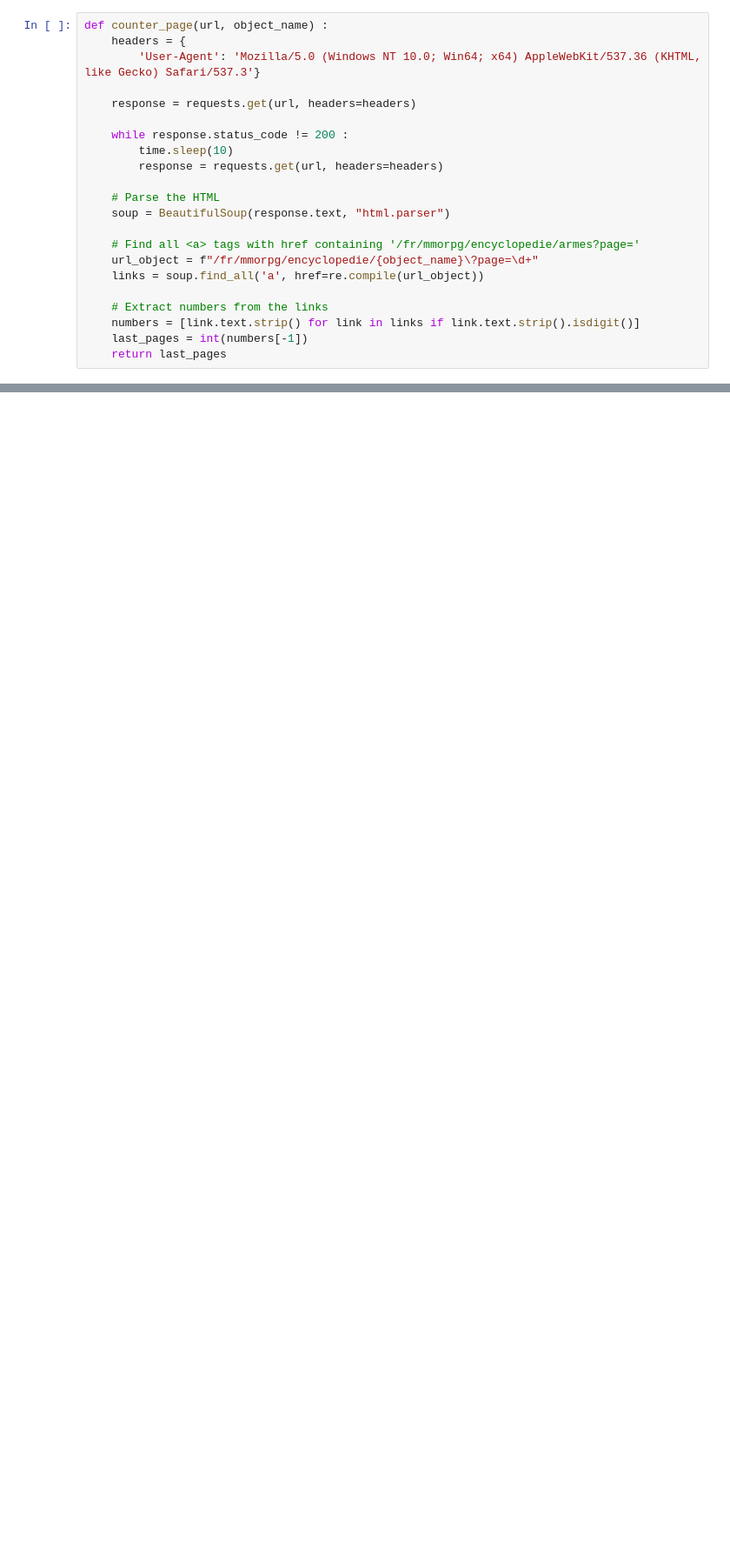
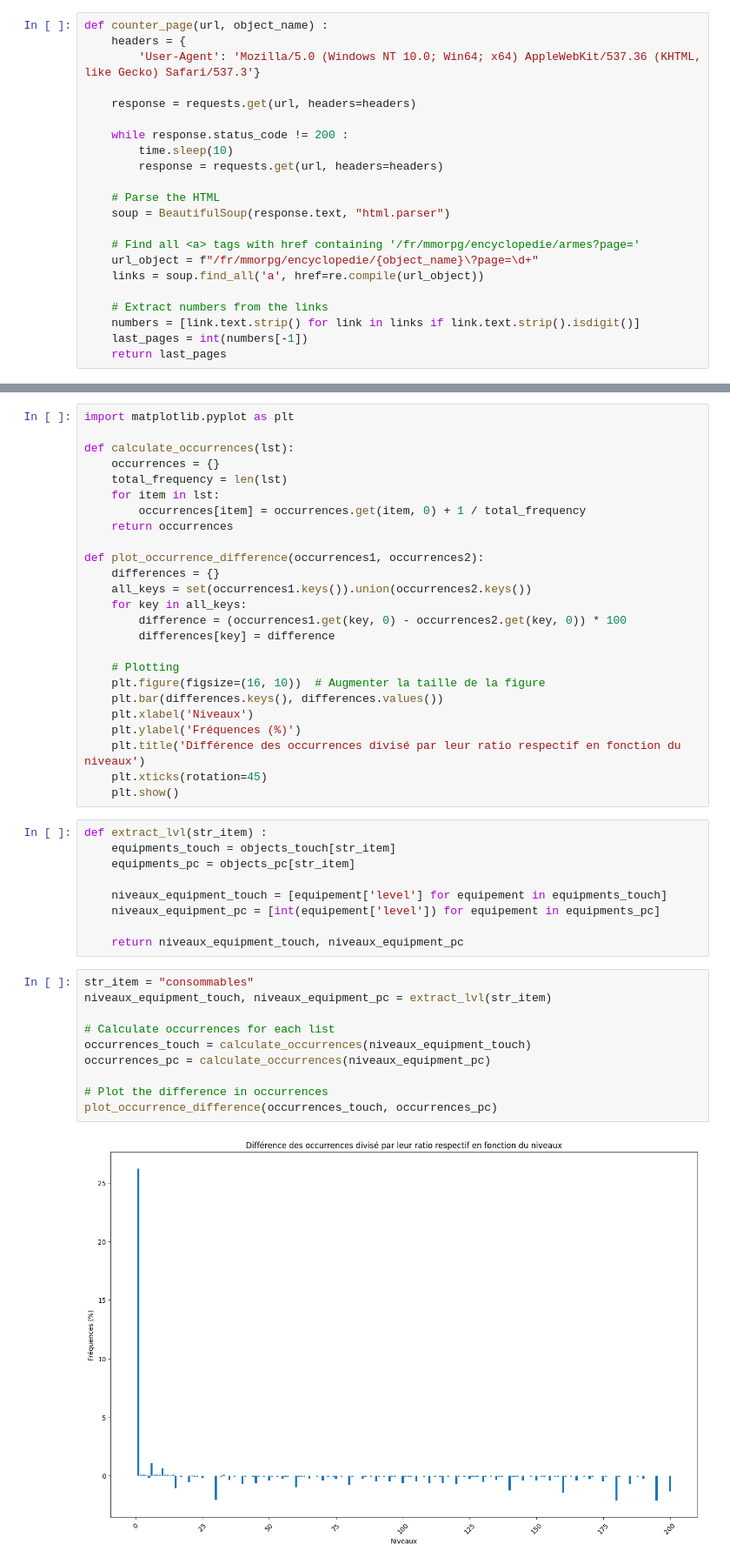
Before and after one commit to Plogeur/Dofus-touch-economic, a Jupyter notebook: items.ipynb, the cells around one changed output, grey strips where cells are left out. Shown at 87% size. Cells and saved outputs as stored; diff of their text form; blank space fills up the shorter version.

```diff
--- a/items.ipynb
+++ b/items.ipynb
@@ -191,0 +221,46 @@ save_objects(objects_pc)
+# %%
+import matplotlib.pyplot as plt
+
+def calculate_occurrences(lst):
+    occurrences = {}
+    total_frequency = len(lst)
+    for item in lst:
+        occurrences[item] = occurrences.get(item, 0) + 1 / total_frequency
+    return occurrences
+
+def plot_occurrence_difference(occurrences1, occurrences2):
+    differences = {}
+    all_keys = set(occurrences1.keys()).union(occurrences2.keys())
+    for key in all_keys:
+        difference = (occurrences1.get(key, 0) - occurrences2.get(key, 0)) * 100
+        differences[key] = difference
+
+    # Plotting
+    plt.figure(figsize=(16, 10))  # Augmenter la taille de la figure
+    plt.bar(differences.keys(), differences.values())
+    plt.xlabel('Niveaux')
+    plt.ylabel('Fréquences (%)')
+    plt.title('Différence des occurrences divisé par leur ratio respectif en fonction du niveaux')
+    plt.xticks(rotation=45)
+    plt.show()
+# %%
+def extract_lvl(str_item) :
+    equipments_touch = objects_touch[str_item]
+    equipments_pc = objects_pc[str_item]
+
+    niveaux_equipment_touch = [equipement['level'] for equipement in equipments_touch]
+    niveaux_equipment_pc = [int(equipement['level']) for equipement in equipments_pc]
+
+    return niveaux_equipment_touch, niveaux_equipment_pc
+# %%
+str_item = "consommables"
+niveaux_equipment_touch, niveaux_equipment_pc = extract_lvl(str_item)
+
+# Calculate occurrences for each list
+occurrences_touch = calculate_occurrences(niveaux_equipment_touch)
+occurrences_pc = calculate_occurrences(niveaux_equipment_pc)
+
+# Plot the difference in occurrences
+plot_occurrence_difference(occurrences_touch, occurrences_pc)
+# %% [output]
+[figure, added]
```
Also changed, not shown: parts of 8 cells of this notebook, 5 other files.
